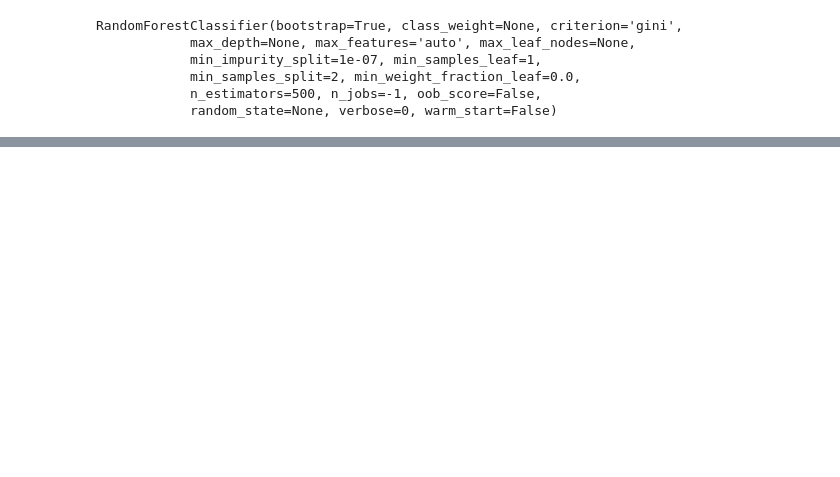
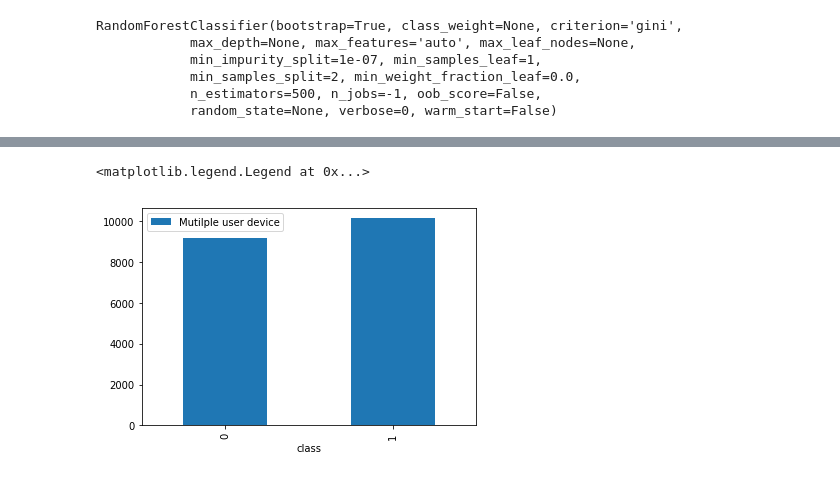
Before and after one commit to livenb/takehome_practice, a Jupyter notebook: Fraud/data_explore.ipynb, the cells around one changed output, grey strips where cells are left out. Saved outputs shown, nothing was run; the diff lists cells and outputs as text; code cells hidden in the pictures; blank space fills up the shorter version.

```diff
--- a/Fraud/data_explore.ipynb
+++ b/Fraud/data_explore.ipynb
@@ -680,0 +685,6 @@ plot_roc(y_test, y_pred, y_prob[:,1])
+# %%
+fraud[(fraud['multiple_user_dev'] == 1)].groupby('class')['user_id'].count().plot.bar(label = 'Mutilple user device')
+plt.legend()
+# %% [output]
+<matplotlib.legend.Legend at 0x...>
+[figure, added]
```
Also changed, not shown: parts of 21 cells of this notebook, 5 other files.
